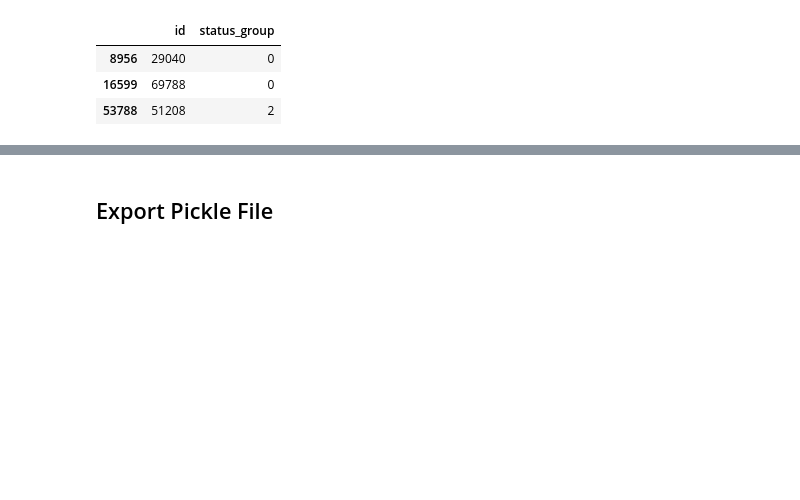
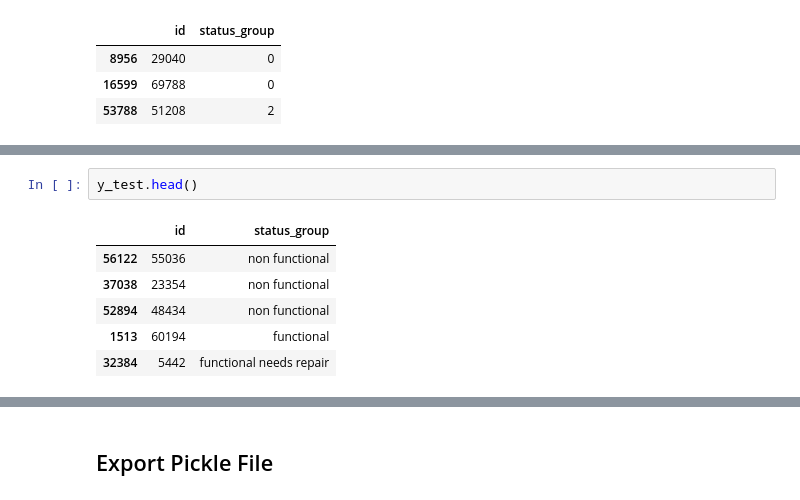
Before and after one commit to RavenNHW/Mod_3_Project, a Jupyter notebook: Preprocessing_V2.ipynb, the cells around one changed output, grey strips where cells are left out. Saved outputs shown, nothing was run; the diff lists cells and outputs as text; blank space fills up the shorter version.

```diff
--- a/Preprocessing_V2.ipynb
+++ b/Preprocessing_V2.ipynb
@@ -199,0 +259,9 @@ See the caveats in the documentation: https://pandas.pydata.org/pandas-docs/stab
+# %%
+y_test.head()
+# %% [output]
+|  | id | status_group |
+| 56122 | 55036 | non functional |
+| 37038 | 23354 | non functional |
+| 52894 | 48434 | non functional |
+| 1513 | 60194 | functional |
+| 32384 | 5442 | functional needs repair |
```
Also changed, not shown: parts of 7 cells of this notebook.
